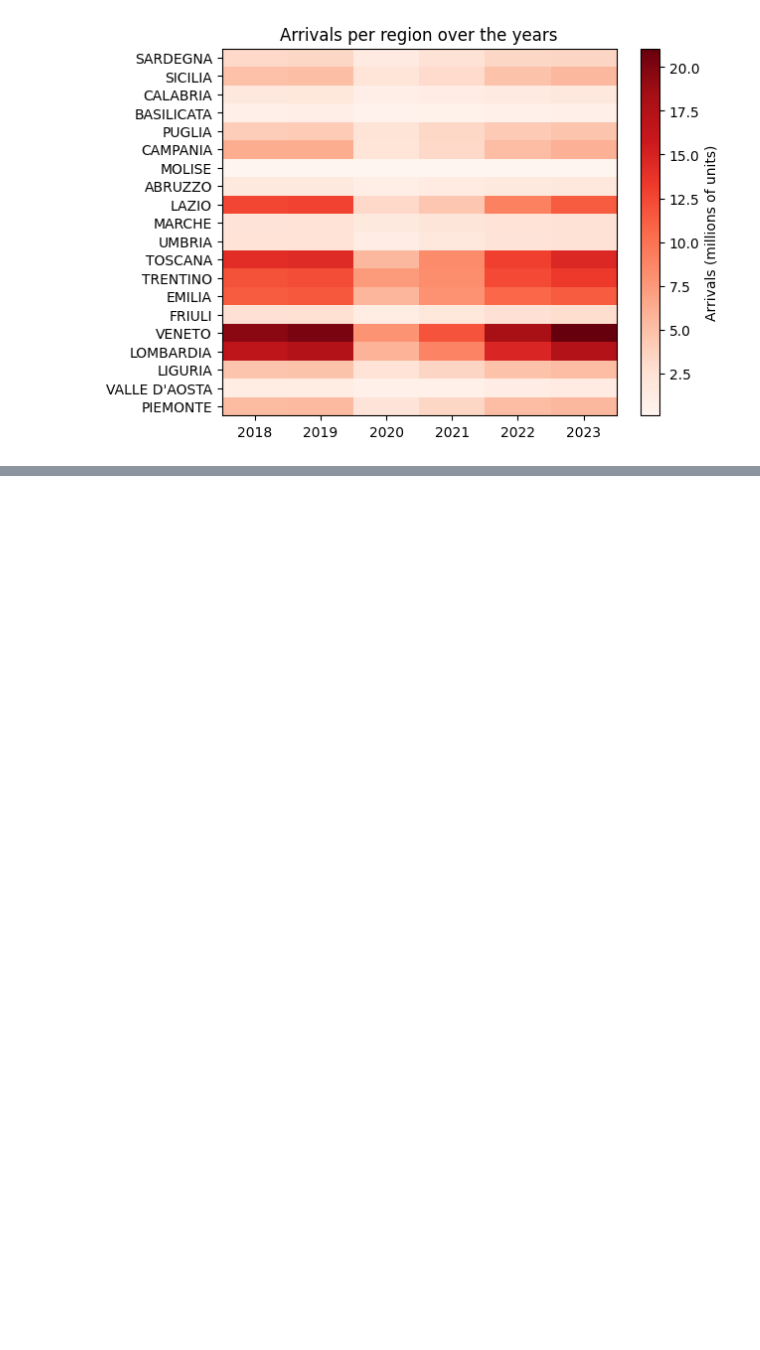
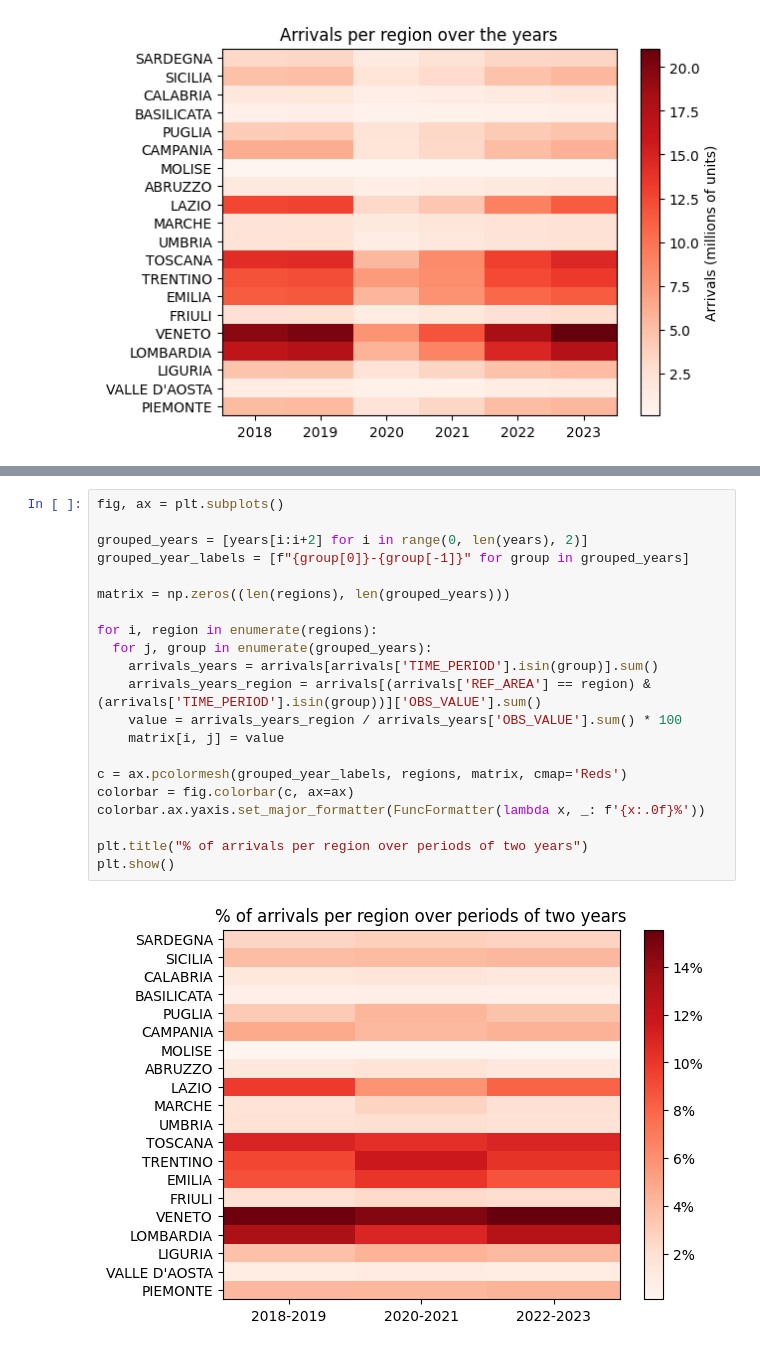
Before and after one commit to T0ls/data-Visualization, a Jupyter notebook: code/regions.ipynb, the cells around one changed output, grey strips where cells are left out. Drawn from its saved outputs; the diff is of its cells as text; blank space fills up the shorter version.

```diff
--- a/code/regions.ipynb
+++ b/code/regions.ipynb
@@ -204,3 +222,26 @@ plt.title("% of arrivals per region over the years")
 plt.show()
 # %% [output]
 [figure]
+# %%
+fig, ax = plt.subplots()
+
+grouped_years = [years[i:i+2] for i in range(0, len(years), 2)]
+grouped_year_labels = [f"{group[0]}-{group[-1]}" for group in grouped_years]
+
+matrix = np.zeros((len(regions), len(grouped_years)))
+
+for i, region in enumerate(regions):
+  for j, group in enumerate(grouped_years):
+    arrivals_years = arrivals[arrivals['TIME_PERIOD'].isin(group)].sum()
+    arrivals_years_region = arrivals[(arrivals['REF_AREA'] == region) & (arrivals['TIME_PERIOD'].isin(group))]['OBS_VALUE'].sum()
+    value = arrivals_years_region / arrivals_years['OBS_VALUE'].sum() * 100
+    matrix[i, j] = value
+
+c = ax.pcolormesh(grouped_year_labels, regions, matrix, cmap='Reds')
+colorbar = fig.colorbar(c, ax=ax)
+colorbar.ax.yaxis.set_major_formatter(FuncFormatter(lambda x, _: f'{x:.0f}%'))
+
+plt.title("% of arrivals per region over periods of two years")
+plt.show()
+# %% [output]
+[figure, added]
```
Also changed, not shown: parts of 2 cells of this notebook, 3 other files.
